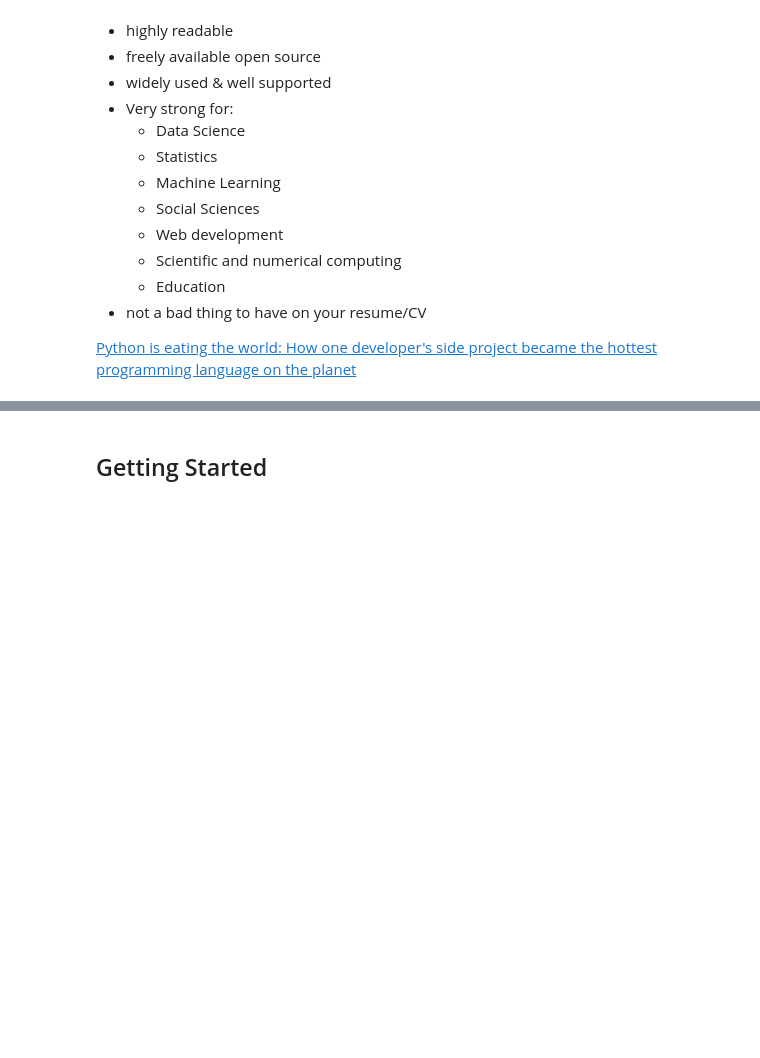
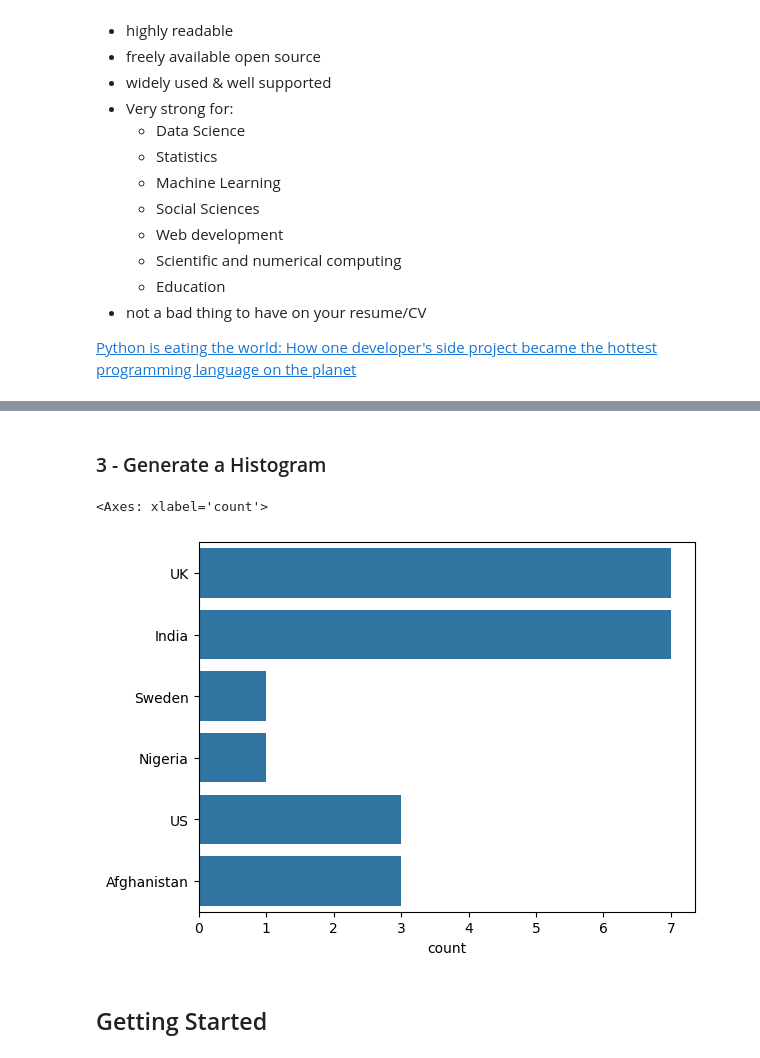
Before and after one commit to mco-gh/pylearn, a Jupyter notebook: notebooks/1_Welcome.ipynb, the cells around one changed output, grey strips where cells are left out. Cells and saved outputs as stored; diff of their text form; code cells hidden in the pictures; blank space fills up the shorter version.

```diff
--- a/notebooks/1_Welcome.ipynb
+++ b/notebooks/1_Welcome.ipynb
@@ -162,3 +213,16 @@ And here's a visualization of Python's growth over time:
+# %% [markdown]
+### 3 - Generate a Histogram
+# %%
+import seaborn as sns
+
+countries = ['UK', 'UK', 'India', 'UK', 'India', 'UK', 'Sweden',
+             'India', 'India', 'India', 'India', 'UK', 'India', 'Nigeria',
+             'US', 'Afghanistan', 'Afghanistan', 'US', 'UK', 'US',
+             'Afghanistan', 'UK']
+sns.countplot(countries)
+# %% [output]
+<Axes: xlabel='count'>
+[figure, added]
 # %% [markdown]
 ## Getting Started
 # %% [markdown]
```
Also changed, not shown: parts of 7 cells of this notebook.
